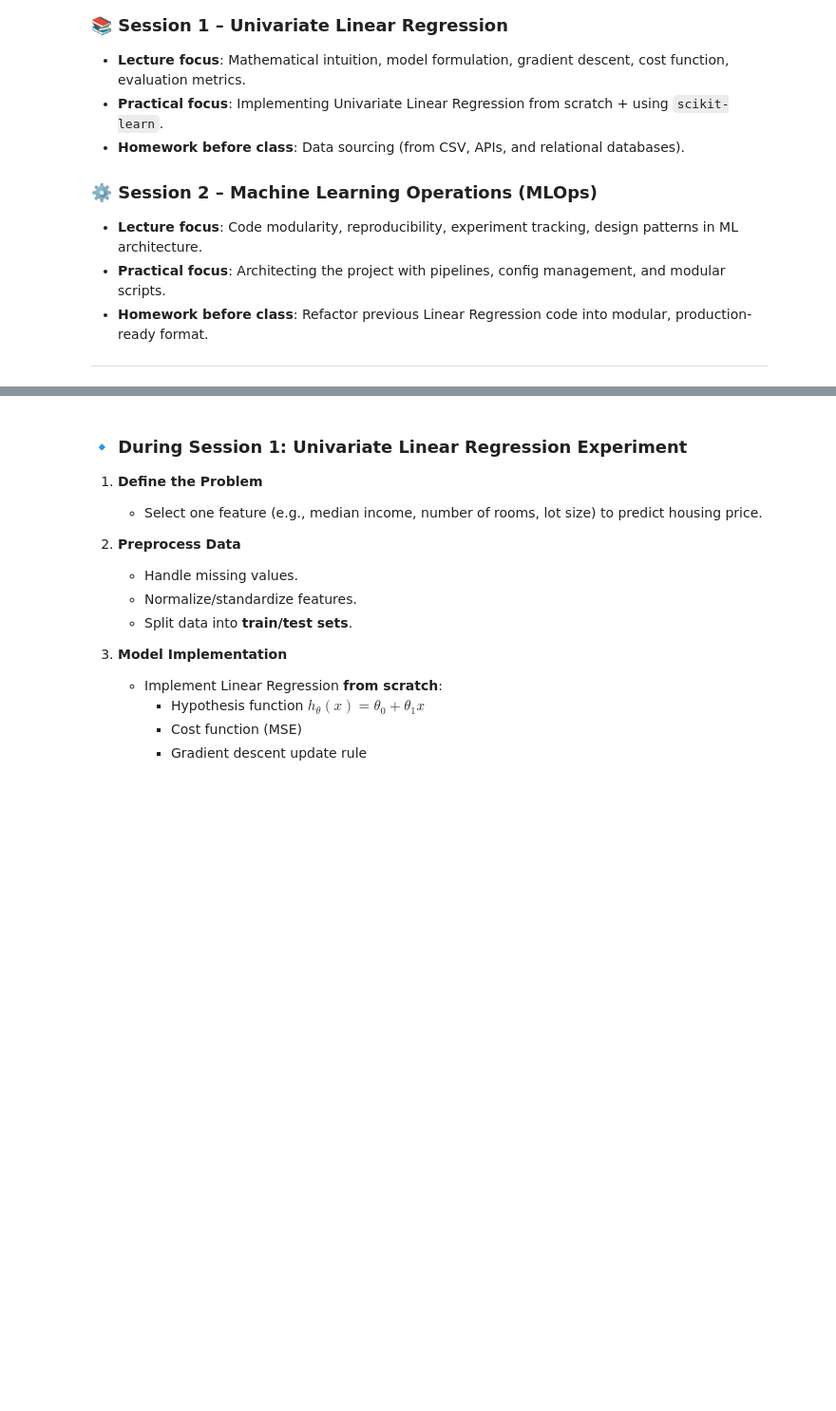
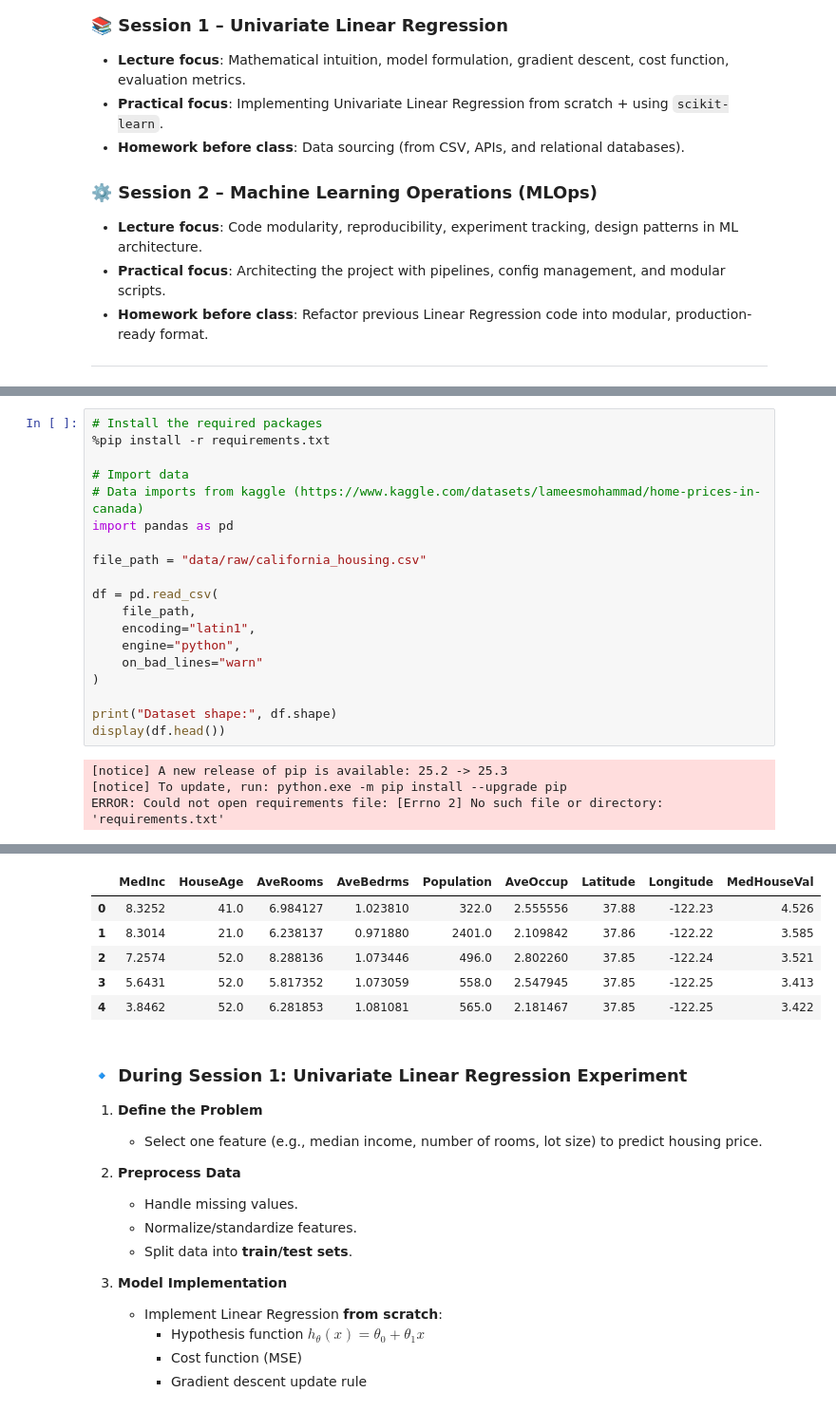
Before and after one commit to hyuan0929/LinearRegressionArchitecture_Workshop, a Jupyter notebook: LinearRegressionArchitecture_Workshop.ipynb, the cells around one changed output, grey strips where cells are left out. Shown at 95% size. Saved outputs shown, nothing was run; the diff lists cells and outputs as text; blank space fills up the shorter version.

Commit message:
House
House Price Doc.

```diff
--- a/LinearRegressionArchitecture_Workshop.ipynb
+++ b/LinearRegressionArchitecture_Workshop.ipynb
@@ -452,0 +66,23 @@ KeyboardInterrupt:
+# %%
+# Install the required packages
+%pip install -r requirements.txt
+
+# Import data
+# Data imports from kaggle (https://www.kaggle.com/datasets/lameesmohammad/home-prices-in-canada)
+import pandas as pd
+
+file_path = "data/raw/california_housing.csv"
+
+df = pd.read_csv(
+    file_path,
+    encoding="latin1",
+    engine="python",
+    on_bad_lines="warn"
+)
+
+print("Dataset shape:", df.shape)
+display(df.head())
+# %% [output]
+[notice] A new release of pip is available: 25.2 -> 25.3
+[notice] To update, run: python.exe -m pip install --upgrade pip
+ERROR: Could not open requirements file: [Errno 2] No such file or directory: 'requirements.txt'
@@ -453,3 +91,9 @@ KeyboardInterrupt:
+|  | MedInc | HouseAge | AveRooms | AveBedrms | Population | AveOccup | Latitude | Longitude | MedHouseVal |
+| 0 | 8.3252 | 41.0 | 6.984127 | 1.023810 | 322.0 | 2.555556 | 37.88 | -122.23 | 4.526 |
+| 1 | 8.3014 | 21.0 | 6.238137 | 0.971880 | 2401.0 | 2.109842 | 37.86 | -122.22 | 3.585 |
+| 2 | 7.2574 | 52.0 | 8.288136 | 1.073446 | 496.0 | 2.802260 | 37.85 | -122.24 | 3.521 |
+| 3 | 5.6431 | 52.0 | 5.817352 | 1.073059 | 558.0 | 2.547945 | 37.85 | -122.25 | 3.413 |
+| 4 | 3.8462 | 52.0 | 6.281853 | 1.081081 | 565.0 | 2.181467 | 37.85 | -122.25 | 3.422 |
 # %% [markdown]
 ### 🔹 During Session 1: Univariate Linear Regression Experiment
 
```
Also changed, not shown: parts of 20 cells of this notebook, 8 other files.
